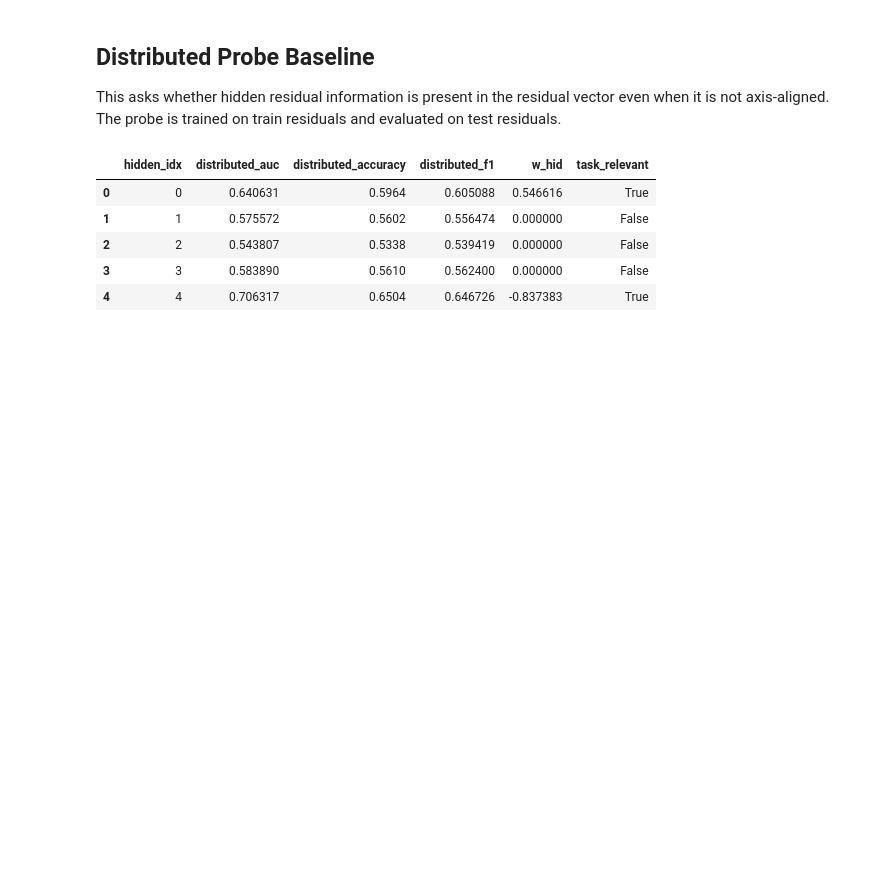
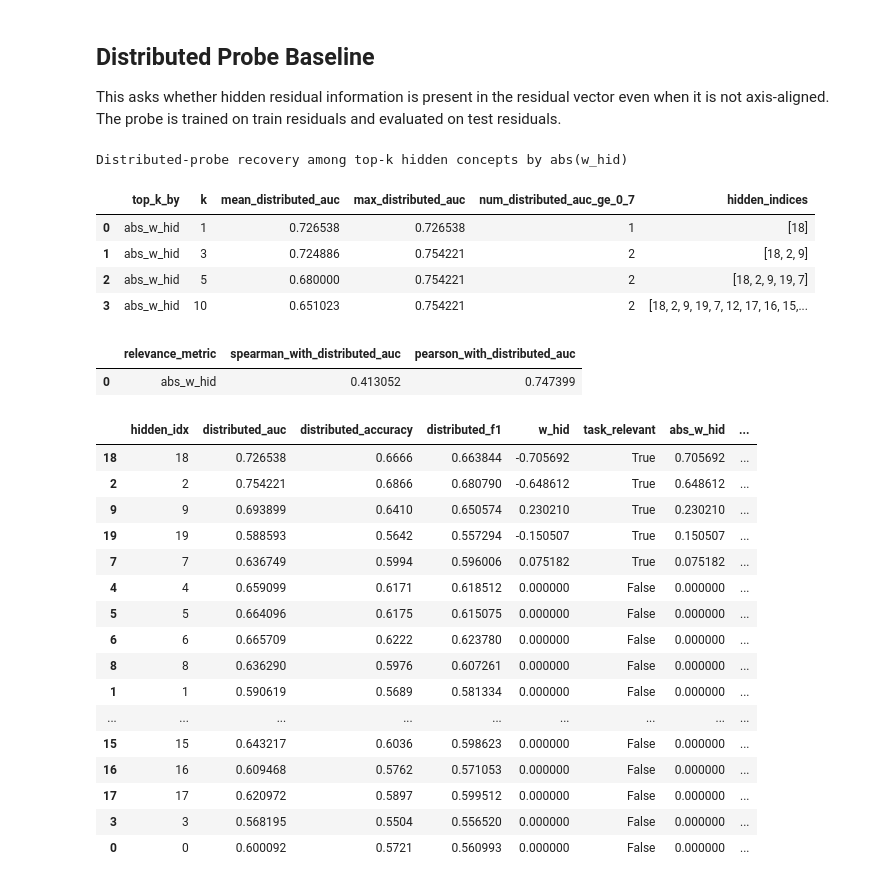
Before and after one commit to stephenmarcou/SCBM_implementation, a Jupyter notebook: residual_direct_baseline_checks.ipynb, the cells around one changed output. Drawn from its saved outputs; the diff is of its cells as text; code cells hidden in the pictures; blank space fills up the shorter version.

```diff
--- a/residual_direct_baseline_checks.ipynb
+++ b/residual_direct_baseline_checks.ipynb
@@ -474,39 +767,77 @@ def distributed_probe_train_test(train_scores, train_hidden, test_scores, test_h
     H_test = to_numpy(test_hidden).astype(int)
 
     rows = []
+    # For each hidden concept train a logistic regression on residual channel (res_mu)
     for h in range(H_train.shape[1]):
         if len(np.unique(H_train[:, h])) < 2 or len(np.unique(H_test[:, h])) < 2:
             continue
 
         clf = make_pipeline(
             StandardScaler(),
             LogisticRegression(max_iter=5000, class_weight="balanced", random_state=0),
         )
         clf.fit(X_train, H_train[:, h])
 
         prob = clf.predict_proba(X_test)[:, 1]
         pred = (prob >= 0.5).astype(int)
         rows.append({
             "hidden_idx": h,
             "distributed_auc": roc_auc_score(H_test[:, h], prob),
             "distributed_accuracy": accuracy_score(H_test[:, h], pred),
             "distributed_f1": f1_score(H_test[:, h], pred),
         })
 
     return pd.DataFrame(rows)
 
 probe_eval = distributed_probe_train_test(
     splits["train"]["res_mu"],
     splits["train"]["hidden_residuals"],
     splits["test"]["res_mu"],
     splits["test"]["hidden_residuals"],
 )
-probe_eval = add_task_relevance(probe_eval, splits["test"]["w_hid"])
-probe_eval
+
+
+
+
+
+
+probe_recovery_eval = add_task_relevance(probe_eval, splits["test"]["w_hid"])
+#probe_recovery_eval = attach_relevance(probe_eval, relevance)
+
+print("Distributed-probe recovery among top-k hidden concepts by abs(w_hid)")
+display(summarize_recovery_by_relevance(probe_recovery_eval, "distributed_auc", "abs_w_hid"))
+
+corr_rows = [{
+    "relevance_metric": "abs_w_hid",
+    "spearman_with_distributed_auc": probe_recovery_eval[["abs_w_hid", "distributed_auc"]].corr(method="spearman").iloc[0, 1],
+    "pearson_with_distributed_auc": probe_recovery_eval[["abs_w_hid", "distributed_auc"]].corr(method="pearson").iloc[0, 1],
+}]
+display(pd.DataFrame(corr_rows))
+
+probe_recovery_eval.sort_values("rank_abs_w")
 # %% [output]
+Distributed-probe recovery among top-k hidden concepts by abs(w_hid)
-|  | hidden_idx | distributed_auc | distributed_accuracy | distributed_f1 | w_hid | task_relevant |
-| 0 | 0 | 0.640631 | 0.5964 | 0.605088 | 0.546616 | True |
-| 1 | 1 | 0.575572 | 0.5602 | 0.556474 | 0.000000 | False |
-| 2 | 2 | 0.543807 | 0.5338 | 0.539419 | 0.000000 | False |
-| 3 | 3 | 0.583890 | 0.5610 | 0.562400 | 0.000000 | False |
-| 4 | 4 | 0.706317 | 0.6504 | 0.646726 | -0.837383 | True |
+|  | top_k_by | k | mean_distributed_auc | max_distributed_auc | num_distributed_auc_ge_0_7 | hidden_indices |
+| 0 | abs_w_hid | 1 | 0.726538 | 0.726538 | 1 | [18] |
+| 1 | abs_w_hid | 3 | 0.724886 | 0.754221 | 2 | [18, 2, 9] |
+| 2 | abs_w_hid | 5 | 0.680000 | 0.754221 | 2 | [18, 2, 9, 19, 7] |
+| 3 | abs_w_hid | 10 | 0.651023 | 0.754221 | 2 | [18, 2, 9, 19, 7, 12, 17, 16, 15,... |
+|  | relevance_metric | spearman_with_distributed_auc | pearson_with_distributed_auc |
+| 0 | abs_w_hid | 0.413052 | 0.747399 |
+|  | hidden_idx | distributed_auc | distributed_accuracy | distributed_f1 | w_hid | task_relevant | abs_w_hid | ... |
+| 18 | 18 | 0.726538 | 0.6666 | 0.663844 | -0.705692 | True | 0.705692 | ... |
+| 2 | 2 | 0.754221 | 0.6866 | 0.680790 | -0.648612 | True | 0.648612 | ... |
+| 9 | 9 | 0.693899 | 0.6410 | 0.650574 | 0.230210 | True | 0.230210 | ... |
+| 19 | 19 | 0.588593 | 0.5642 | 0.557294 | -0.150507 | True | 0.150507 | ... |
+| 7 | 7 | 0.636749 | 0.5994 | 0.596006 | 0.075182 | True | 0.075182 | ... |
+| 4 | 4 | 0.659099 | 0.6171 | 0.618512 | 0.000000 | False | 0.000000 | ... |
+| 5 | 5 | 0.664096 | 0.6175 | 0.615075 | 0.000000 | False | 0.000000 | ... |
+| 6 | 6 | 0.665709 | 0.6222 | 0.623780 | 0.000000 | False | 0.000000 | ... |
+| 8 | 8 | 0.636290 | 0.5976 | 0.607261 | 0.000000 | False | 0.000000 | ... |
+| 1 | 1 | 0.590619 | 0.5689 | 0.581334 | 0.000000 | False | 0.000000 | ... |
+| ... | ... | ... | ... | ... | ... | ... | ... | ... |
+| 15 | 15 | 0.643217 | 0.6036 | 0.598623 | 0.000000 | False | 0.000000 | ... |
+| 16 | 16 | 0.609468 | 0.5762 | 0.571053 | 0.000000 | False | 0.000000 | ... |
+| 17 | 17 | 0.620972 | 0.5897 | 0.599512 | 0.000000 | False | 0.000000 | ... |
+| 3 | 3 | 0.568195 | 0.5504 | 0.556520 | 0.000000 | False | 0.000000 | ... |
+| 0 | 0 | 0.600092 | 0.5721 | 0.560993 | 0.000000 | False | 0.000000 | ... |
```
Also changed, not shown: parts of 26 cells of this notebook, 3 other files.
